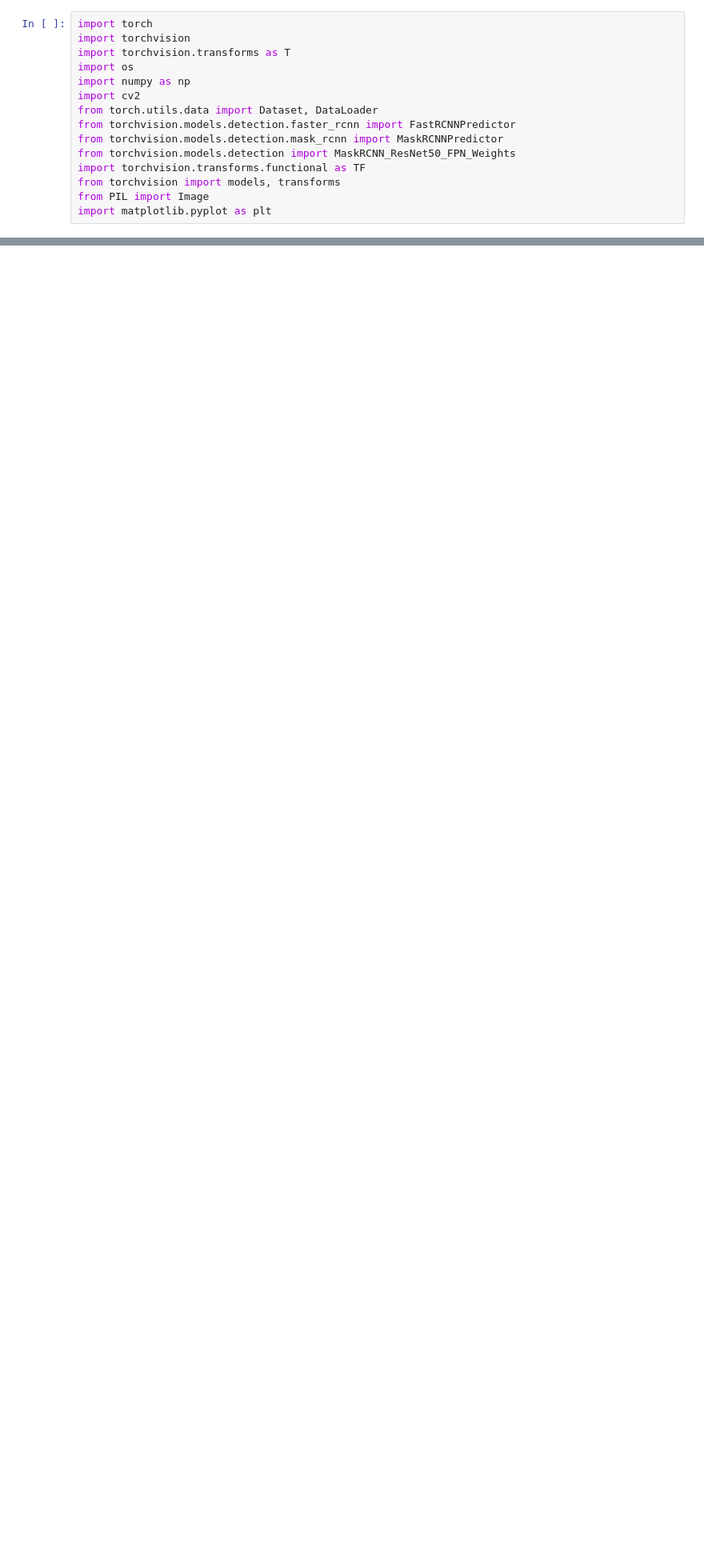
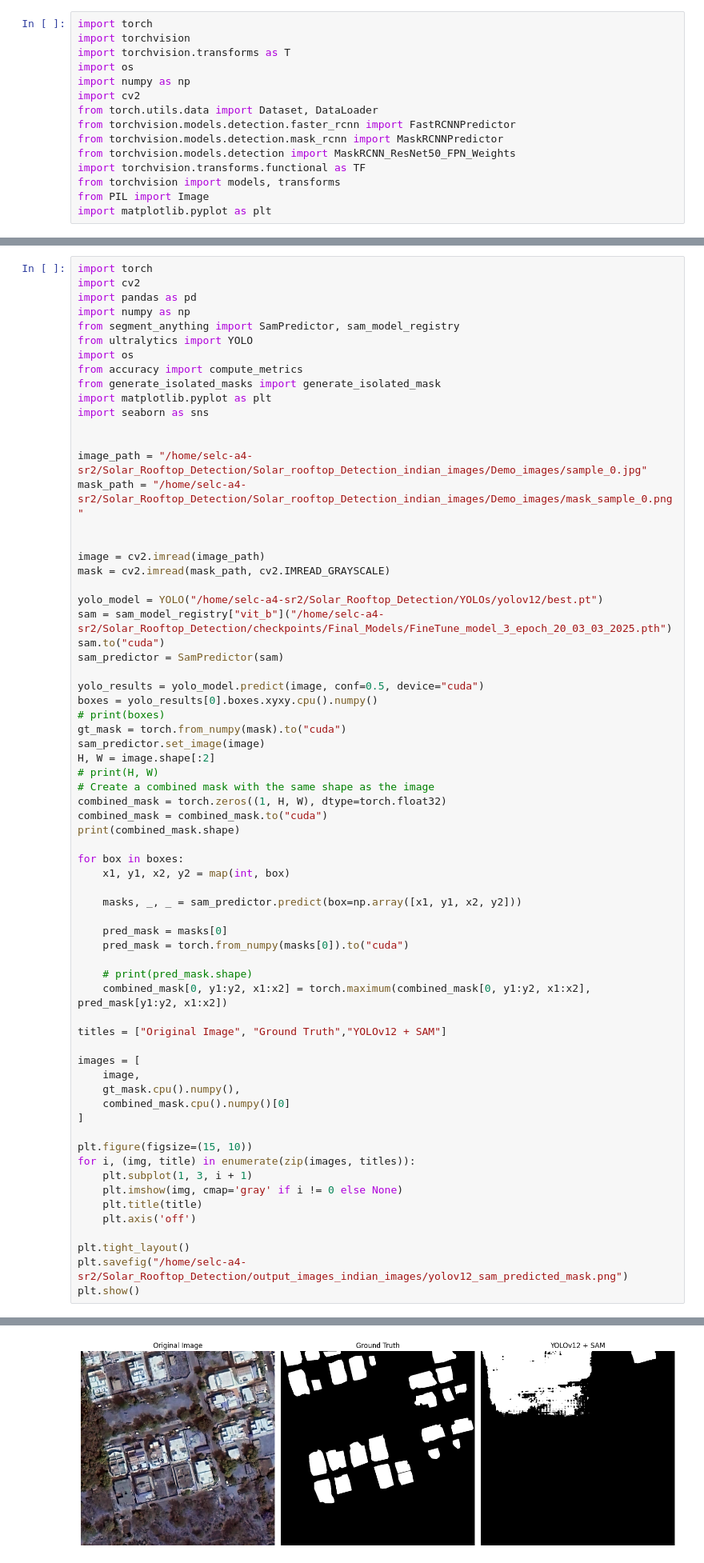
Before and after one commit to panchaldhruv27223/Solar_Rooftop_Detection, a Jupyter notebook: Solar_Rooftop_Detection/Evaluation.ipynb, the cells around one changed output, grey strips where cells are left out. Shown at 80% size. Drawn from its saved outputs; the diff is of its cells as text; blank space fills up the shorter version.

```diff
--- a/Solar_Rooftop_Detection/Evaluation.ipynb
+++ b/Solar_Rooftop_Detection/Evaluation.ipynb
@@ -484,0 +469,68 @@ plt.show()
+# %%
+import torch
+import cv2
+import pandas as pd
+import numpy as np
+from segment_anything import SamPredictor, sam_model_registry
+from ultralytics import YOLO
+import os
+from accuracy import compute_metrics
+from generate_isolated_masks import generate_isolated_mask
+import matplotlib.pyplot as plt
+import seaborn as sns
+
+
+image_path = "/home/selc-a4-sr2/Solar_Rooftop_Detection/Solar_rooftop_Detection_indian_images/Demo_images/sample_0.jpg"
+mask_path = "/home/selc-a4-sr2/Solar_Rooftop_Detection/Solar_rooftop_Detection_indian_images/Demo_images/mask_sample_0.png"
+
+
+image = cv2.imread(image_path)
+mask = cv2.imread(mask_path, cv2.IMREAD_GRAYSCALE)
+
+yolo_model = YOLO("/home/selc-a4-sr2/Solar_Rooftop_Detection/YOLOs/yolov12/best.pt")
+sam = sam_model_registry["vit_b"]("/home/selc-a4-sr2/Solar_Rooftop_Detection/checkpoints/Final_Models/FineTune_model_3_epoch_20_03_03_2025.pth")
+sam.to("cuda")
+sam_predictor = SamPredictor(sam)
+
+yolo_results = yolo_model.predict(image, conf=0.5, device="cuda")
+boxes = yolo_results[0].boxes.xyxy.cpu().numpy()
+# print(boxes)
+gt_mask = torch.from_numpy(mask).to("cuda")
+sam_predictor.set_image(image)
+H, W = image.shape[:2]
+# print(H, W)
+# Create a combined mask with the same shape as the image
+combined_mask = torch.zeros((1, H, W), dtype=torch.float32)
+combined_mask = combined_mask.to("cuda")
+print(combined_mask.shape)
+
+for box in boxes:
+    x1, y1, x2, y2 = map(int, box)
+
+    masks, _, _ = sam_predictor.predict(box=np.array([x1, y1, x2, y2]))
+
+    pred_mask = masks[0]
+    pred_mask = torch.from_numpy(masks[0]).to("cuda")
+
+    # print(pred_mask.shape)
+    combined_mask[0, y1:y2, x1:x2] = torch.maximum(combined_mask[0, y1:y2, x1:x2], pred_mask[y1:y2, x1:x2])
+
+titles = ["Original Image", "Ground Truth","YOLOv12 + SAM"]
+
+images = [
+    image,
+    gt_mask.cpu().numpy(),
+    combined_mask.cpu().numpy()[0]
+]
+
+plt.figure(figsize=(15, 10))
+for i, (img, title) in enumerate(zip(images, titles)):
+    plt.subplot(1, 3, i + 1)
+    plt.imshow(img, cmap='gray' if i != 0 else None)
+    plt.title(title)
+    plt.axis('off')
+
+plt.tight_layout()
+plt.savefig("/home/selc-a4-sr2/Solar_Rooftop_Detection/output_images_indian_images/yolov12_sam_predicted_mask.png")
+plt.show()
+# %% [output]
@@ -484,0 +540 @@ plt.show()
+[figure, added]
```
Also changed, not shown: parts of 15 cells of this notebook, 2 other files.
